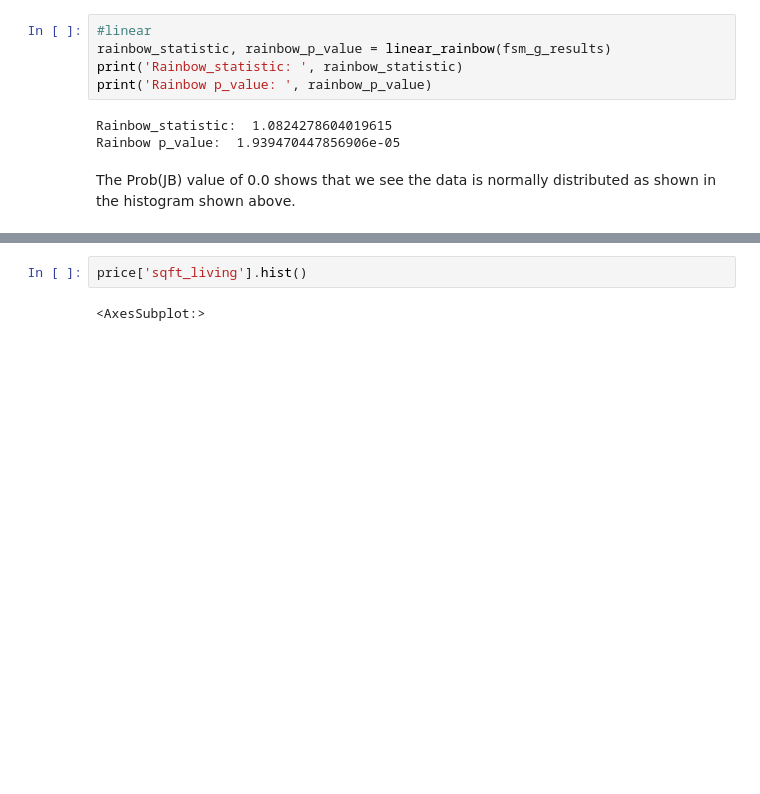
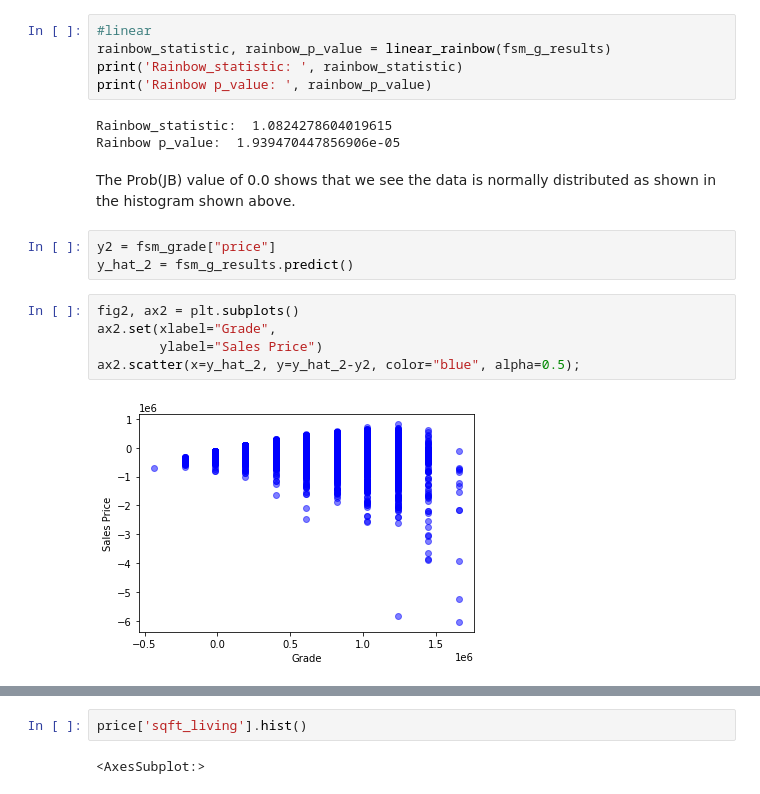
Before and after one commit to letruong711/Seattle-Area-Housing-Analysis, a Jupyter notebook: Starting Analysis.ipynb, the cells around one changed output, grey strips where cells are left out. Drawn from its saved outputs; the diff is of its cells as text; blank space fills up the shorter version.

```diff
--- a/Starting Analysis.ipynb
+++ b/Starting Analysis.ipynb
@@ -473,3 +478,13 @@ Rainbow_statistic:  1.0824278604019615
 Rainbow p_value:  1.939470447856906e-05
 # %% [markdown]
 The Prob(JB) value of 0.0 shows that we see the data is normally distributed as shown in the histogram shown above.
+# %%
+y2 = fsm_grade["price"]
+y_hat_2 = fsm_g_results.predict()
+# %%
+fig2, ax2 = plt.subplots()
+ax2.set(xlabel="Grade",
+        ylabel="Sales Price")
+ax2.scatter(x=y_hat_2, y=y_hat_2-y2, color="blue", alpha=0.5);
+# %% [output]
+[figure, added]
```
Also changed, not shown: parts of 8 cells of this notebook.
